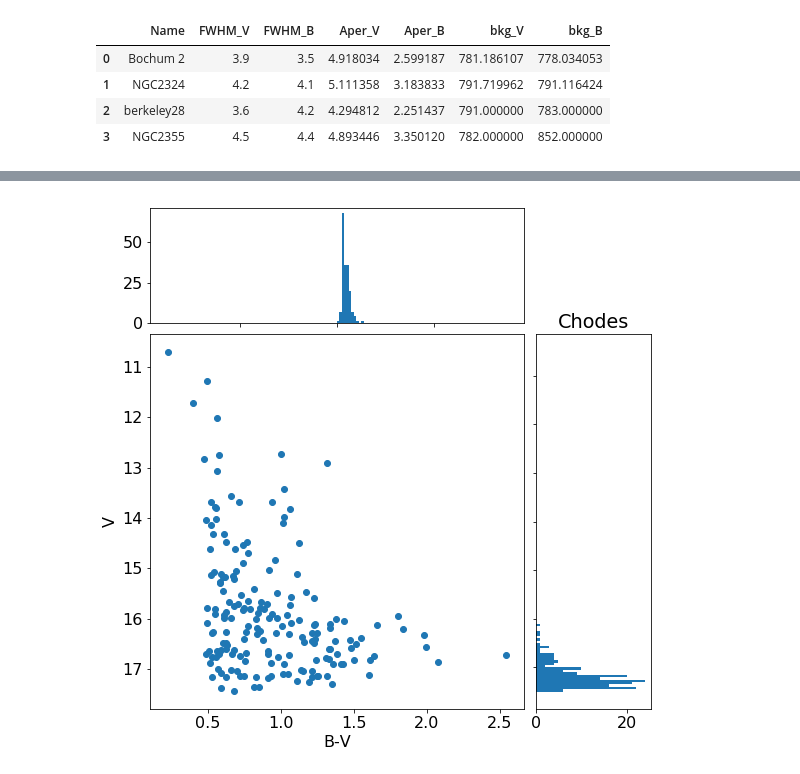
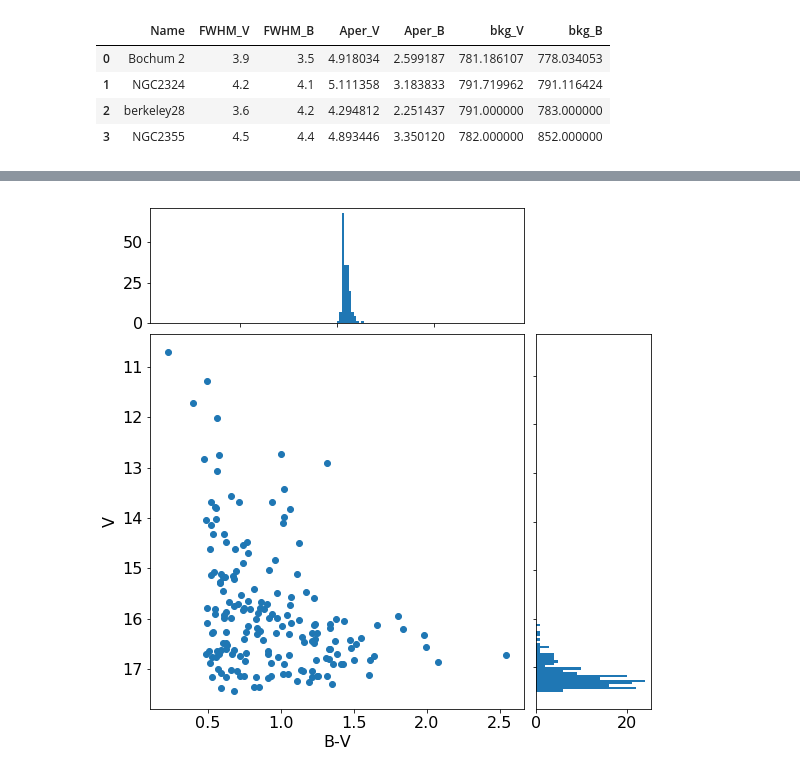
Before and after one commit to OwenJohnsons/Final_Year_Project, a Jupyter notebook: Code/classification.ipynb, the cells around one changed output, grey strips where cells are left out. Drawn from its saved outputs; the diff is of its cells as text; code cells hidden in the pictures.

```diff
--- a/Code/classification.ipynb
+++ b/Code/classification.ipynb
@@ -211,32 +210,32 @@ plt.figure(1, figsize=(8, 8))
 
 axScatter = plt.axes(rect_scatter)
 axHistx = plt.axes(rect_histx)
 axHisty = plt.axes(rect_histy)
 
 # no labels
 axHistx.xaxis.set_major_formatter(nullfmt)
 axHisty.yaxis.set_major_formatter(nullfmt)
 
 # the scatter plot:
 axScatter.scatter(x, y)
 
 # now determine nice limits by hand:
 binwidth = 0.25
 xymax = np.max([np.max(np.fabs(x)), np.max(np.fabs(y))])
 lim = (int(xymax/binwidth) + 1) * binwidth
 
 axScatter.set_xlabel('B-V')
 axScatter.set_ylabel('V')
 axScatter.invert_yaxis()
 
 bins = np.arange(-lim, lim + binwidth, binwidth)
 axHistx.hist(x, bins=bins)
 axHisty.hist(y, bins=bins, orientation='horizontal')
 axHisty.invert_yaxis()
-plt.title('Chodes')
+
 # axHistx.set_xlim(axScatter.get_xlim())
 # axHisty.set_ylim(axScatter.get_ylim())
 
 plt.show()
 # %% [output]
-[figure, old version]
+[figure, new version]
```
Also changed, not shown: parts of 3 cells of this notebook, 14 other files.
